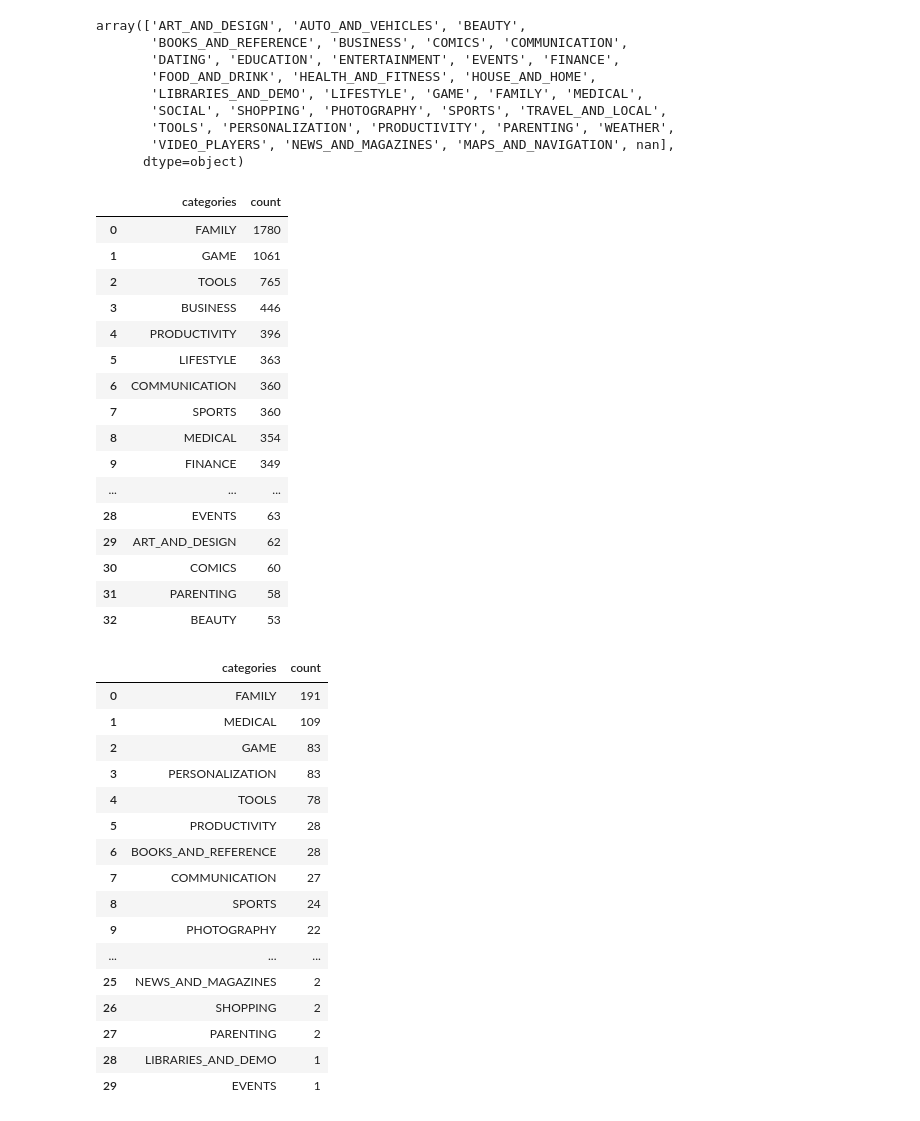
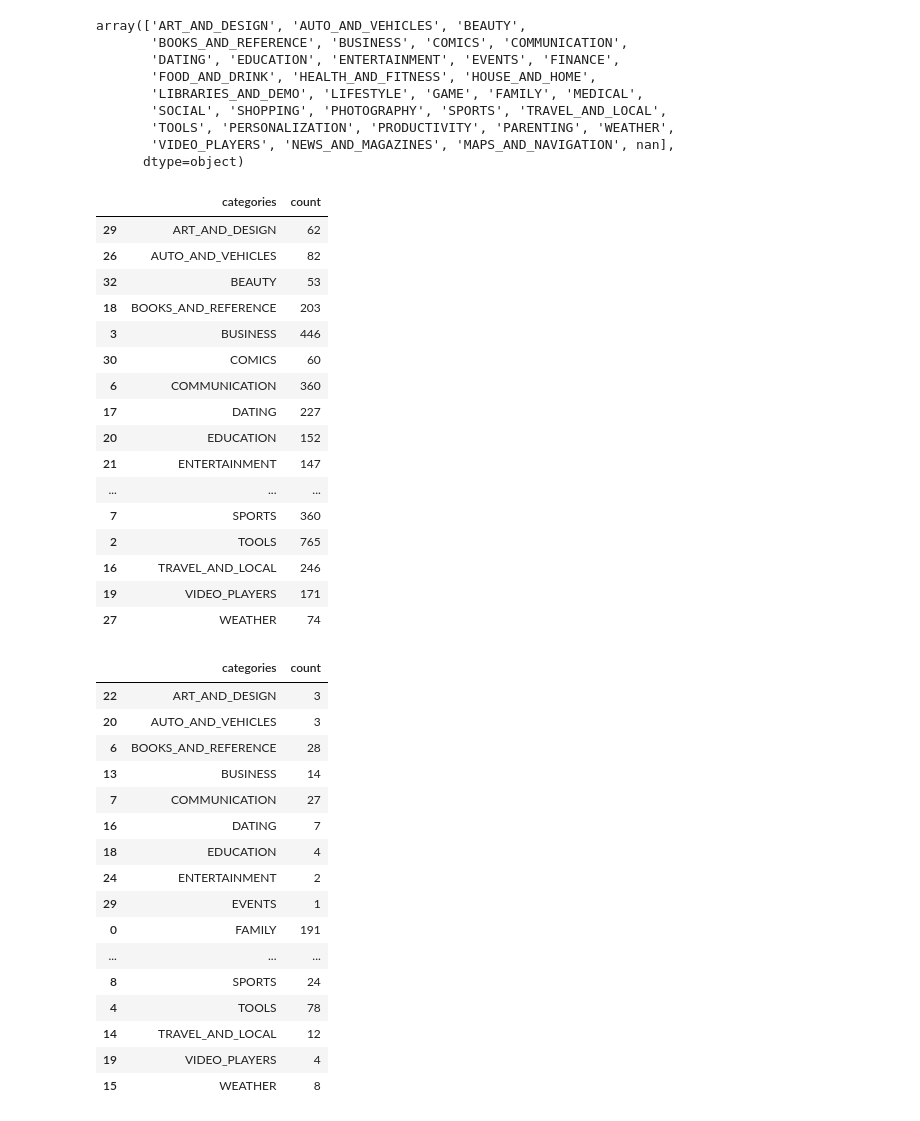
Before and after one commit to sidds4474/Play-Store-App-Review-Analysis, a Jupyter notebook: Play_Store_App_Review_Analysis_Project.ipynb, the cells around one changed output. Saved outputs shown, nothing was run; the diff lists cells and outputs as text; code cells hidden in the pictures.

```diff
--- a/Play_Store_App_Review_Analysis_Project.ipynb
+++ b/Play_Store_App_Review_Analysis_Project.ipynb
@@ -390,45 +398,45 @@ array(['ART_AND_DESIGN', 'AUTO_AND_VEHICLES', 'BEAUTY',
        'VIDEO_PLAYERS', 'NEWS_AND_MAGAZINES', 'MAPS_AND_NAVIGATION', nan],
       dtype=object)
 # %%
-free_cat=stats(df1,'Category','categories','count')
+free_cat=stats(df1,'Category','categories','count').sort_values(by='categories')
 free_cat
 # %% [output]
 |  | categories | count |
-| 0 | FAMILY | 1780 |
-| 1 | GAME | 1061 |
+| 29 | ART_AND_DESIGN | 62 |
+| 26 | AUTO_AND_VEHICLES | 82 |
+| 32 | BEAUTY | 53 |
+| 18 | BOOKS_AND_REFERENCE | 203 |
+| 3 | BUSINESS | 446 |
+| 30 | COMICS | 60 |
+| 6 | COMMUNICATION | 360 |
+| 17 | DATING | 227 |
+| 20 | EDUCATION | 152 |
+| 21 | ENTERTAINMENT | 147 |
+| ... | ... | ... |
+| 7 | SPORTS | 360 |
 | 2 | TOOLS | 765 |
-| 3 | BUSINESS | 446 |
-| 4 | PRODUCTIVITY | 396 |
-| 5 | LIFESTYLE | 363 |
-| 6 | COMMUNICATION | 360 |
-| 7 | SPORTS | 360 |
-| 8 | MEDICAL | 354 |
-| 9 | FINANCE | 349 |
-| ... | ... | ... |
-| 28 | EVENTS | 63 |
-| 29 | ART_AND_DESIGN | 62 |
-| 30 | COMICS | 60 |
-| 31 | PARENTING | 58 |
-| 32 | BEAUTY | 53 |
+| 16 | TRAVEL_AND_LOCAL | 246 |
+| 19 | VIDEO_PLAYERS | 171 |
+| 27 | WEATHER | 74 |
 # %%
-paid_cat=stats(df2,'Category','categories','count')
+paid_cat=stats(df2,'Category','categories','count').sort_values(by='categories')
 paid_cat
 # %% [output]
 |  | categories | count |
+| 22 | ART_AND_DESIGN | 3 |
+| 20 | AUTO_AND_VEHICLES | 3 |
+| 6 | BOOKS_AND_REFERENCE | 28 |
+| 13 | BUSINESS | 14 |
+| 7 | COMMUNICATION | 27 |
+| 16 | DATING | 7 |
+| 18 | EDUCATION | 4 |
+| 24 | ENTERTAINMENT | 2 |
+| 29 | EVENTS | 1 |
 | 0 | FAMILY | 191 |
-| 1 | MEDICAL | 109 |
-| 2 | GAME | 83 |
-| 3 | PERSONALIZATION | 83 |
+| ... | ... | ... |
+| 8 | SPORTS | 24 |
 | 4 | TOOLS | 78 |
-| 5 | PRODUCTIVITY | 28 |
-| 6 | BOOKS_AND_REFERENCE | 28 |
-| 7 | COMMUNICATION | 27 |
-| 8 | SPORTS | 24 |
-| 9 | PHOTOGRAPHY | 22 |
-| ... | ... | ... |
-| 25 | NEWS_AND_MAGAZINES | 2 |
-| 26 | SHOPPING | 2 |
-| 27 | PARENTING | 2 |
-| 28 | LIBRARIES_AND_DEMO | 1 |
-| 29 | EVENTS | 1 |
+| 14 | TRAVEL_AND_LOCAL | 12 |
+| 19 | VIDEO_PLAYERS | 4 |
+| 15 | WEATHER | 8 |
 # %%
```
Also changed, not shown: parts of 24 cells of this notebook.
